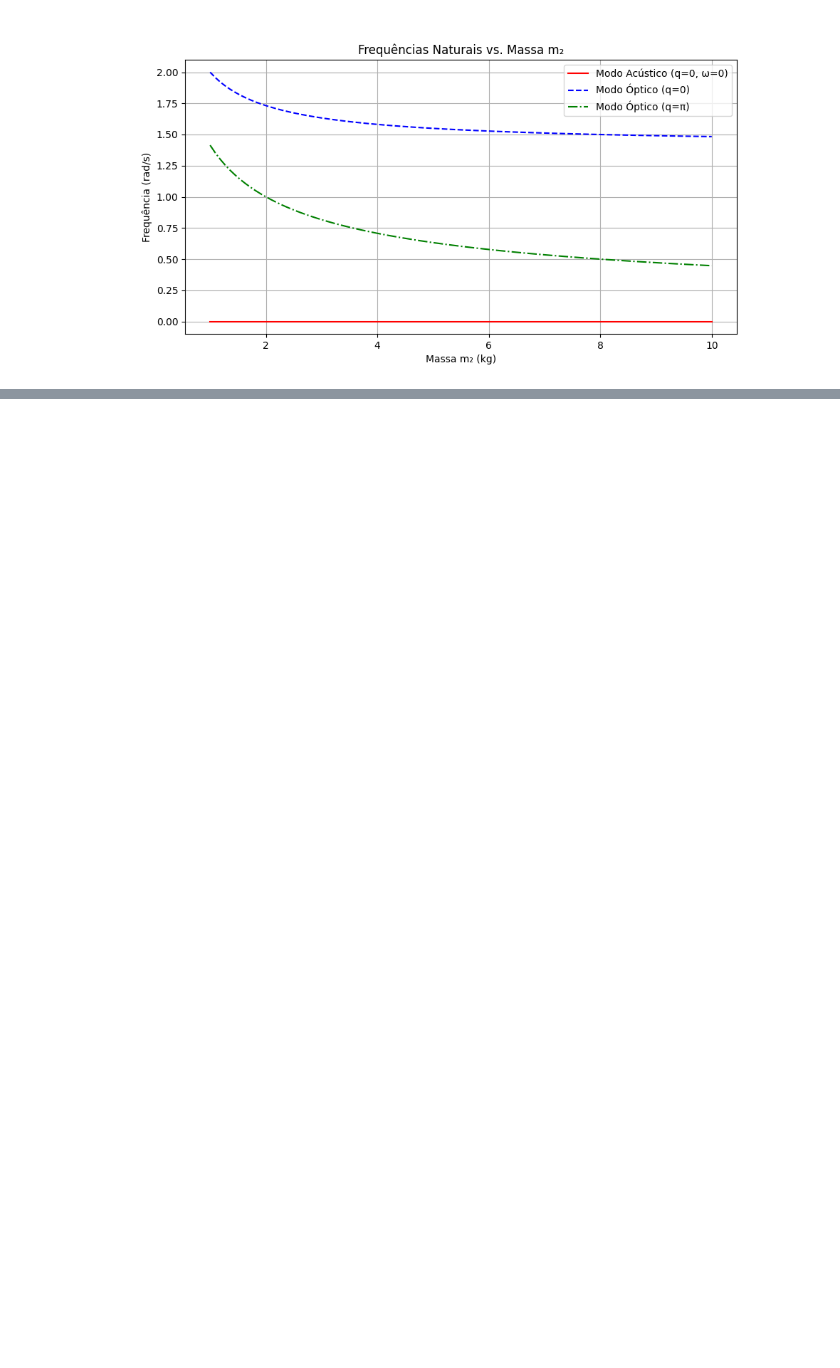
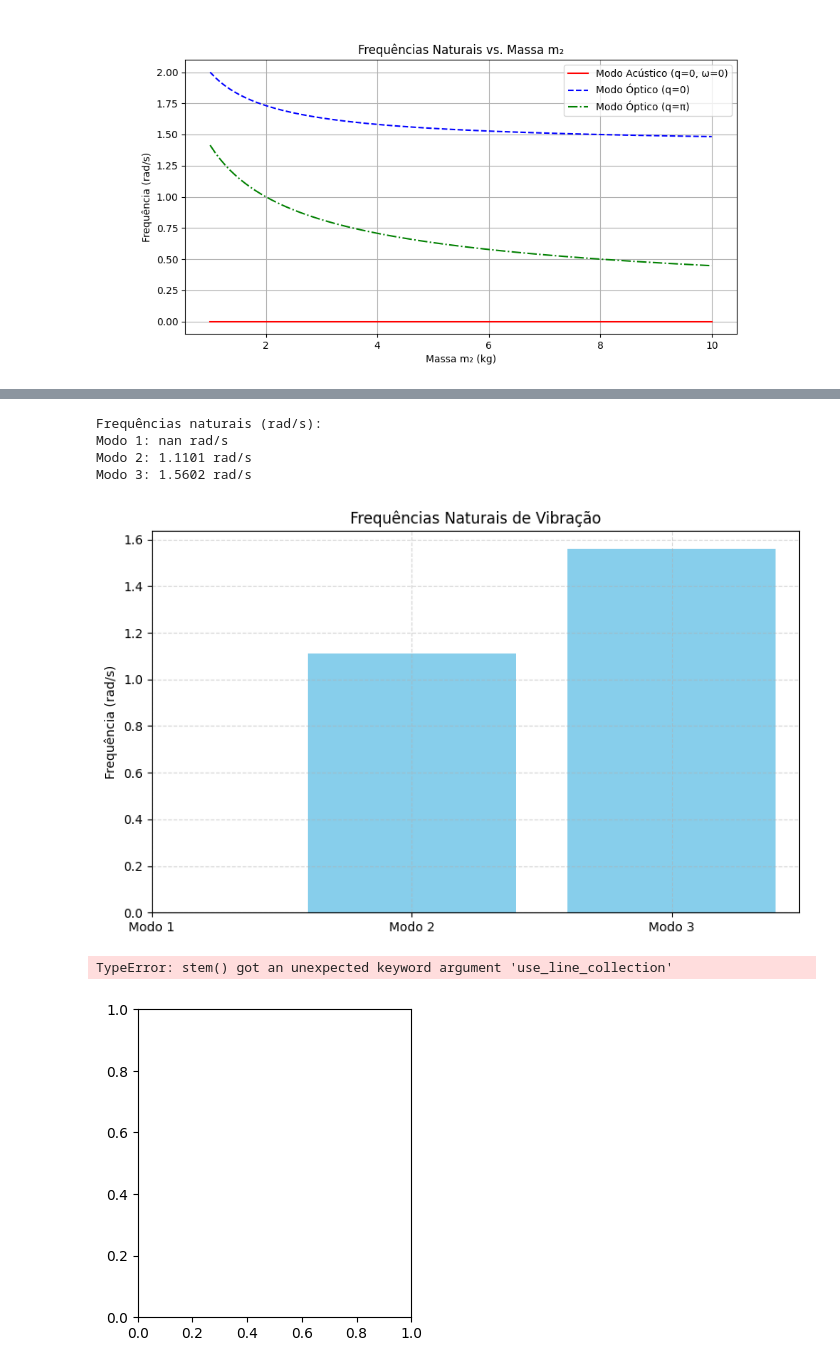
Before and after one commit to vinanit/Atividade_4_Fisica_computacional, a Jupyter notebook: Av4.ipynb, the cells around one changed output, grey strips where cells are left out. Cells and saved outputs as stored; diff of their text form; code cells hidden in the pictures; blank space fills up the shorter version.

```diff
--- a/Av4.ipynb
+++ b/Av4.ipynb
@@ -116,5 +221,63 @@ oi
 # %% [markdown]
 ![alt text](enunciado_2.png)
+# %%
+import numpy as np
+from scipy.linalg import eigh
+import matplotlib.pyplot as plt
+
+# Parâmetros do sistema
+m1, m2, m3 = 1, 2, 3  # massas (kg)
+k = 1  # constante da mola (N/m)
+
+# Matriz de massa (diagonal)
+M = np.diag([m1, m2, m3])
+
+# Matriz de rigidez com ligações periódicas
+K = k * np.array([
+    [ 2, -1, -1],
+    [-1,  2, -1],
+    [-1, -1,  2]
+])
+
+# Resolver problema generalizado de autovalores
+w2, modos = eigh(K, M)
+frequencias = np.sqrt(w2)
+
+# Mostrar frequências
+print("Frequências naturais (rad/s):")
+for i, f in enumerate(frequencias):
+    print(f"Modo {i+1}: {f:.4f} rad/s")
+
+# Plotar as frequências naturais
+plt.figure(figsize=(8, 5))
+plt.bar(range(1, 4), frequencias, tick_label=[f"Modo {i+1}" for i in range(3)], color='skyblue')
+plt.title("Frequências Naturais de Vibração")
+plt.ylabel("Frequência (rad/s)")
+plt.grid(True, linestyle='--', alpha=0.5)
+plt.tight_layout()
+plt.show()
+
+# Plotar os modos normais
+plt.figure(figsize=(12, 4))
+for i in range(3):
+    plt.subplot(1, 3, i+1)
+    plt.stem(range(1, 4), modos[:, i], basefmt=" ", use_line_collection=True)
+    plt.title(f"Modo Normal {i+1}")
+    plt.xlabel("Massa")
+    plt.ylim(-1, 1)
+    plt.grid(True, linestyle='--', alpha=0.5)
+
+plt.suptitle("Modos Normais de Vibração (Autovetores)")
+plt.tight_layout()
+plt.show()
+# %% [output]
+Frequências naturais (rad/s):
+Modo 1: nan rad/s
+Modo 2: 1.1101 rad/s
+Modo 3: 1.5602 rad/s
+[figure, added]
+TypeError: stem() got an unexpected keyword argument 'use_line_collection'
+[figure, added]
 # %% [markdown]
 ![alt text](enunciado_3.png)
 # %% [markdown]
```
Also changed, not shown: parts of 3 cells of this notebook.
